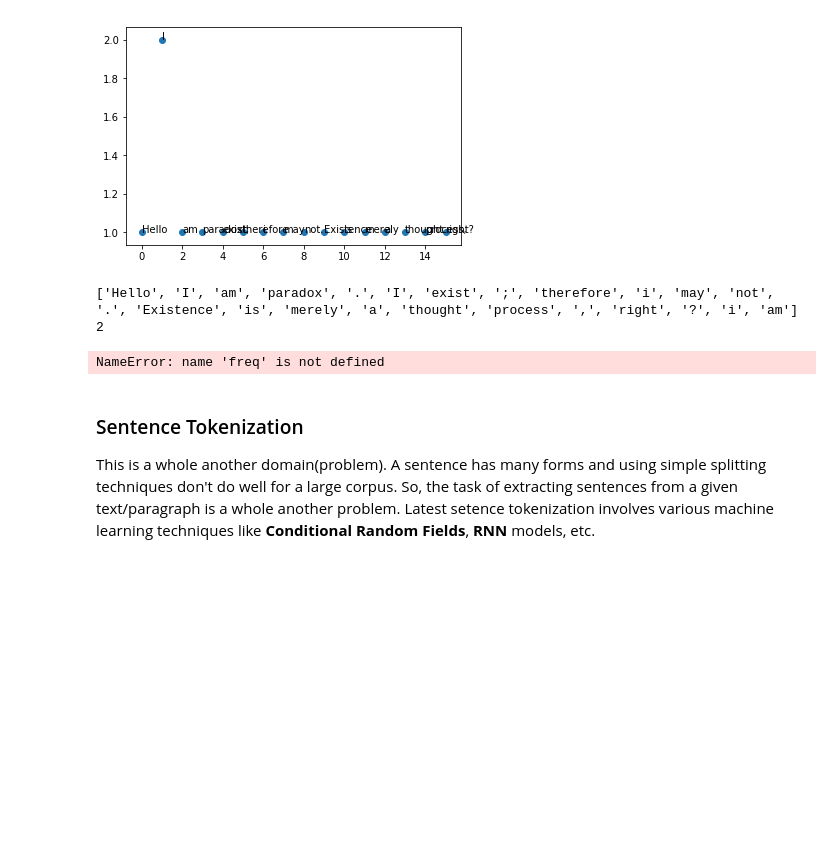
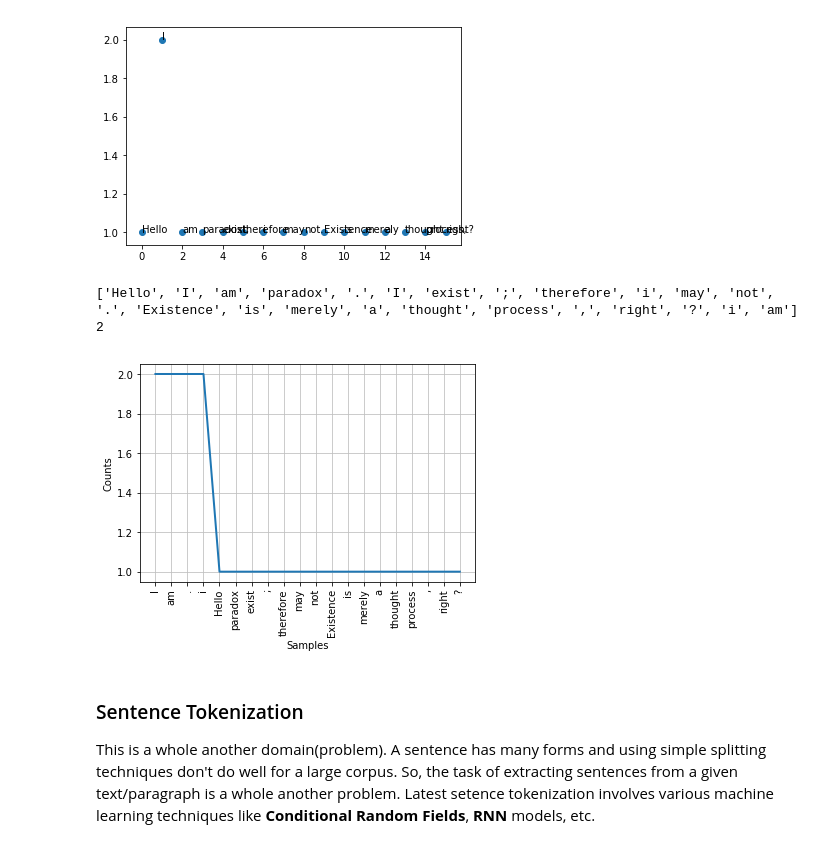
Before and after one commit to AiDevNepal/ai-saturdays-workshop-8, a Jupyter notebook: preprocess-and-visualization.ipynb, the cells around one changed output. Cells and saved outputs as stored; diff of their text form; code cells hidden in the pictures; blank space fills up the shorter version.

Commit message:
Fix errors in output

```diff
--- a/preprocess-and-visualization.ipynb
+++ b/preprocess-and-visualization.ipynb
@@ -49,15 +49,15 @@ for i, txt in enumerate(words_plot):
 # %%
 # nltk tokenizer and frequency map
 text = "Hello I am   paradox. I exist; therefore i may not. Existence is merely a thought process, right?\ni am"
 tokens = nltk.word_tokenize(text)
 print(tokens)
-dist = FreqDist(tokens)
-print(dist['i'])
+freq = FreqDist(tokens)
+print(freq['i'])
 freq.plot(20, cumulative=False)
 # %% [output]
 ['Hello', 'I', 'am', 'paradox', '.', 'I', 'exist', ';', 'therefore', 'i', 'may', 'not', '.', 'Existence', 'is', 'merely', 'a', 'thought', 'process', ',', 'right', '?', 'i', 'am']
 2
-NameError: name 'freq' is not defined
+[figure, added]
 # %% [markdown]
 ### Sentence Tokenization
 This is a whole another domain(problem). A sentence has many forms and using simple splitting techniques don't do well for a large corpus. So, the task of extracting sentences from a given text/paragraph is a whole another problem. Latest setence tokenization involves various machine learning techniques like **Conditional Random Fields**, **RNN** models, etc.
```
Also changed, not shown: parts of 8 cells of this notebook.
